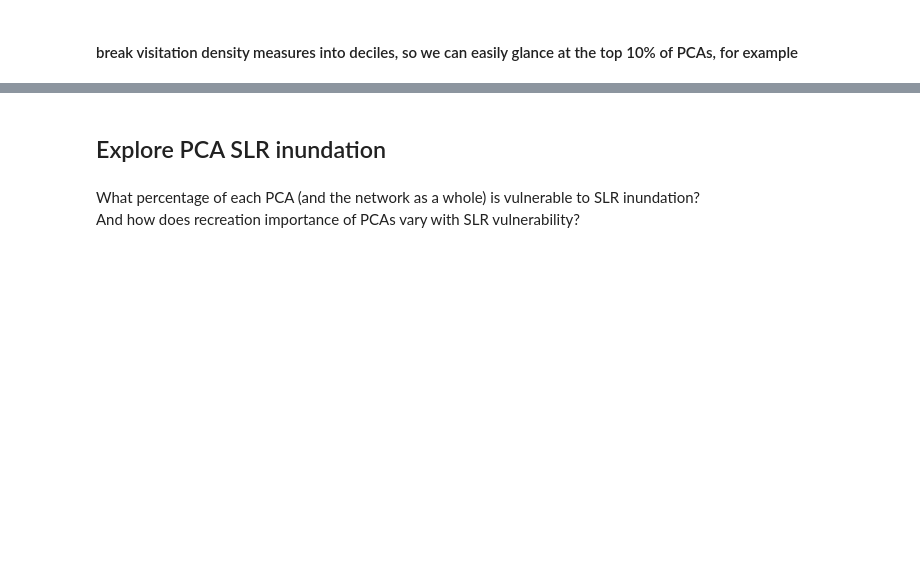
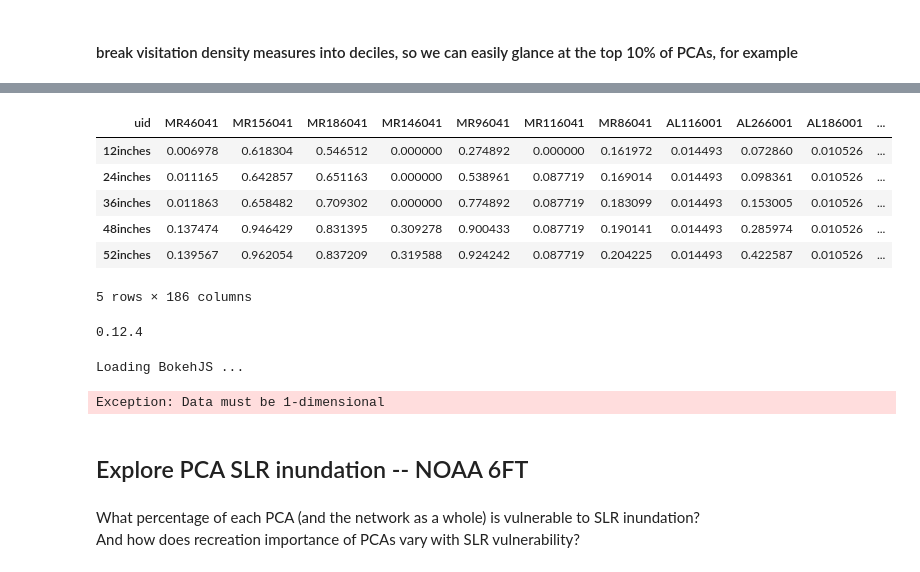
Before and after one commit to davemfish/ncp-sfbay, a Jupyter notebook: pca_rec.ipynb, the cells around one changed output, grey strips where cells are left out. Cells and saved outputs as stored; diff of their text form; code cells hidden in the pictures; blank space fills up the shorter version.

```diff
--- a/pca_rec.ipynb
+++ b/pca_rec.ipynb
@@ -75,0 +200,10 @@ data['tudden_tile'] = pd.qcut(data['tud_per_m2'], q=10, labels=False)
+# %%
+tslrdata.head()
+# %% [output]
+| uid | MR46041 | MR156041 | MR186041 | MR146041 | MR96041 | MR116041 | MR86041 | AL116001 | AL266001 | AL186001 | ... |
+| 12inches | 0.006978 | 0.618304 | 0.546512 | 0.000000 | 0.274892 | 0.000000 | 0.161972 | 0.014493 | 0.072860 | 0.010526 | ... |
+| 24inches | 0.011165 | 0.642857 | 0.651163 | 0.000000 | 0.538961 | 0.087719 | 0.169014 | 0.014493 | 0.098361 | 0.010526 | ... |
+| 36inches | 0.011863 | 0.658482 | 0.709302 | 0.000000 | 0.774892 | 0.087719 | 0.183099 | 0.014493 | 0.153005 | 0.010526 | ... |
+| 48inches | 0.137474 | 0.946429 | 0.831395 | 0.309278 | 0.900433 | 0.087719 | 0.190141 | 0.014493 | 0.285974 | 0.010526 | ... |
+| 52inches | 0.139567 | 0.962054 | 0.837209 | 0.319588 | 0.924242 | 0.087719 | 0.204225 | 0.014493 | 0.422587 | 0.010526 | ... |
+5 rows × 186 columns
@@ -76,5 +212,20 @@ data['tudden_tile'] = pd.qcut(data['tud_per_m2'], q=10, labels=False)
+# %%
+import bokeh
+print(bokeh.__version__)
+# %% [output]
+0.12.4
+# %%
+output_notebook()
+
+p = TimeSeries(tslrdata, x='uid', legend=True,
+               title="", ylabel='')
+
+show(p, notebook_handle=True)
+# %% [output]
+Loading BokehJS ...
+Exception: Data must be 1-dimensional
 # %% [markdown]
-## Explore PCA SLR inundation
+## Explore PCA SLR inundation -- NOAA 6FT
 # %% [markdown]
 What percentage of each PCA (and the network as a whole) is vulnerable to SLR inundation?
 And how does recreation importance of PCAs vary with SLR vulnerability?
```
Also changed, not shown: parts of 49 cells of this notebook.
